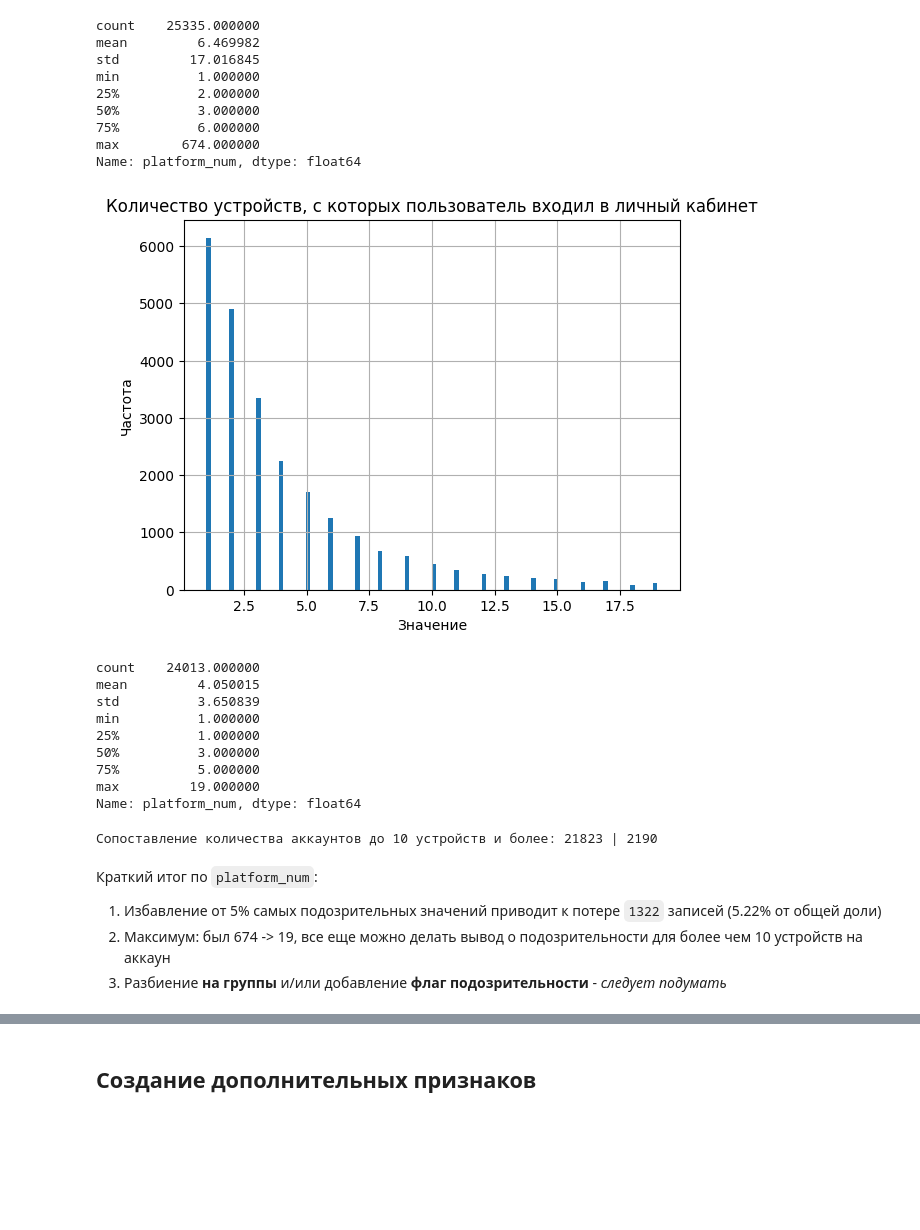
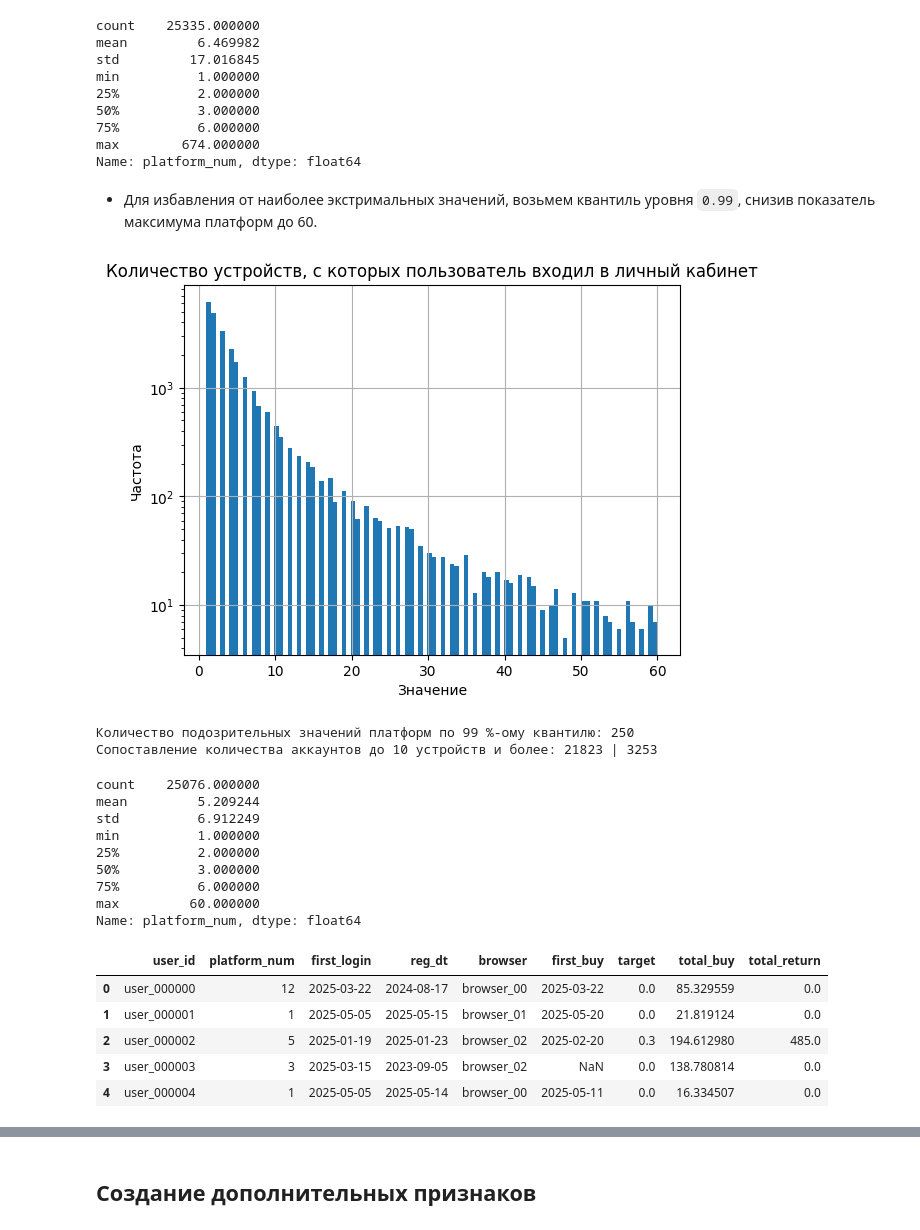
Before and after one commit to alexpunder/praktikum_keis_4, a Jupyter notebook: Шаблон_Чек-пойнт_1.ipynb, the cells around one changed output, grey strips where cells are left out. Drawn from its saved outputs; the diff is of its cells as text; code cells hidden in the pictures; blank space fills up the shorter version.

```diff
--- a/Шаблон_Чек-пойнт_1.ipynb
+++ b/Шаблон_Чек-пойнт_1.ipynb
@@ -91,37 +85,45 @@ min          1.000000
 75%          6.000000
 max        674.000000
 Name: platform_num, dtype: float64
+# %% [markdown]
+* Для избавления от наиболее экстримальных значений, возьмем квантиль уровня `0.99`, снизив показатель максимума платформ до 60.
 # %%
-quant = df["platform_num"].quantile(0.95)
+quant = df["platform_num"].quantile(0.99)
 
-platform_by_quantile = df[df["platform_num"] < quant]
+platform_tail_count = (df["platform_num"] > quant).sum()
+df = df[df["platform_num"] < quant]
 
-platform_by_quantile["platform_num"].hist(bins=100)
+df["platform_num"].hist(bins=100, log=True)
 
 plt.title("Количество устройств, с которых пользователь входил в личный кабинет")
 plt.xlabel("Значение")
 plt.ylabel("Частота")
 
 plt.show()
 
-display(platform_by_quantile["platform_num"].describe())
+print(f"Количество подозрительных значений платформ по 99 %-ому квантилю: {platform_tail_count}")
 
-before_target, after_target = (platform_by_quantile["platform_num"] < 10).value_counts().values
+before_target, after_target = (df["platform_num"] < 10).value_counts().values
 print(f"Сопоставление количества аккаунтов до 10 устройств и более: {before_target} | {after_target}")
+
+display(df["platform_num"].describe())
+display(df.head())
 # %% [output]
-[figure, old version]
+[figure, new version]
-count    24013.000000
-mean         4.050015
-std          3.650839
-min          1.000000
-25%          1.000000
-50%          3.000000
-75%          5.000000
-max         19.000000
-Name: platform_num, dtype: float64
+Количество подозрительных значений платформ по 99 %-ому квантилю: 250
+Сопоставление количества аккаунтов до 10 устройств и более: 21823 | 3253
-Сопоставление количества аккаунтов до 10 устройств и более: 21823 | 2190
+count    25076.000000
+mean         5.209244
+std          6.912249
+min          1.000000
+25%          2.000000
+50%          3.000000
+75%          6.000000
+max         60.000000
+Name: platform_num, dtype: float64
+|  | user_id | platform_num | first_login | reg_dt | browser | first_buy | target | total_buy | total_return |
+| 0 | user_000000 | 12 | 2025-03-22 | 2024-08-17 | browser_00 | 2025-03-22 | 0.0 | 85.329559 | 0.0 |
+| 1 | user_000001 | 1 | 2025-05-05 | 2025-05-15 | browser_01 | 2025-05-20 | 0.0 | 21.819124 | 0.0 |
+| 2 | user_000002 | 5 | 2025-01-19 | 2025-01-23 | browser_02 | 2025-02-20 | 0.3 | 194.612980 | 485.0 |
+| 3 | user_000003 | 3 | 2025-03-15 | 2023-09-05 | browser_02 | NaN | 0.0 | 138.780814 | 0.0 |
+| 4 | user_000004 | 1 | 2025-05-05 | 2025-05-14 | browser_00 | 2025-05-11 | 0.0 | 16.334507 | 0.0 |
-# %% [markdown]
-Краткий итог по `platform_num`:
-1. Избавление от 5% самых подозрительных значений приводит к потере `1322` записей (5.22% от общей доли)
-2. Максимум: был 674 -> 19, все еще можно делать вывод о подозрительности для более чем 10 устройств на аккаун
-3. Разбиение **на группы** и/или добавление **флаг подозрительности** - _следует подумать_
```
Also changed, not shown: parts of 30 cells of this notebook.
